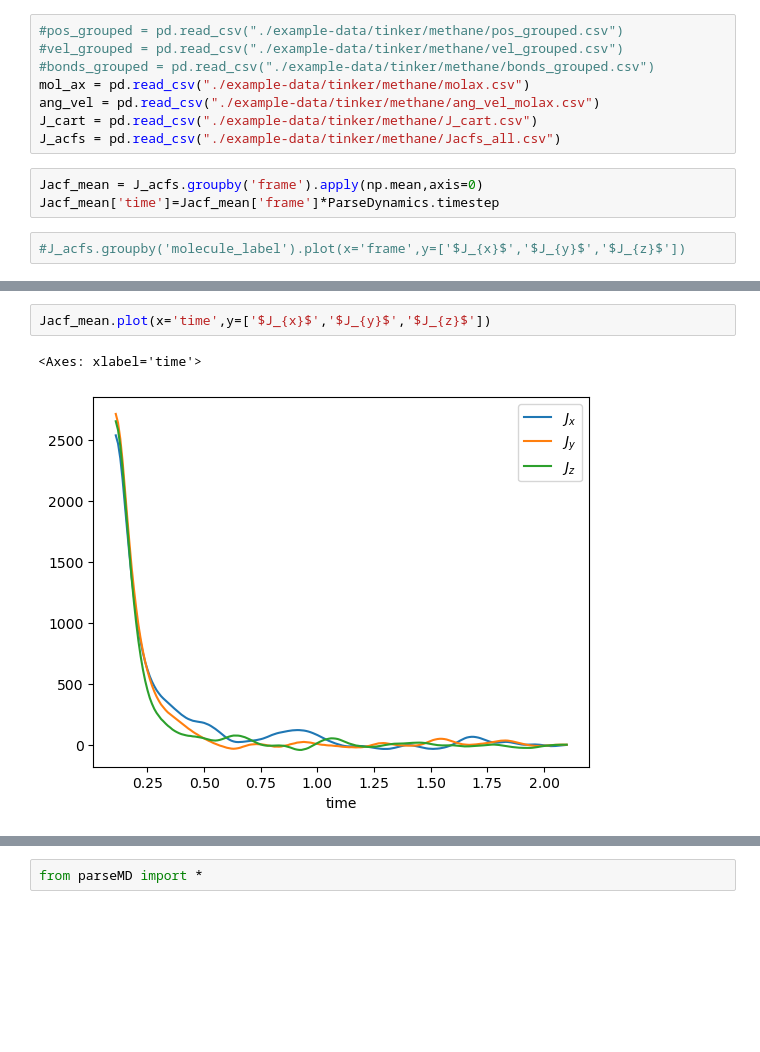
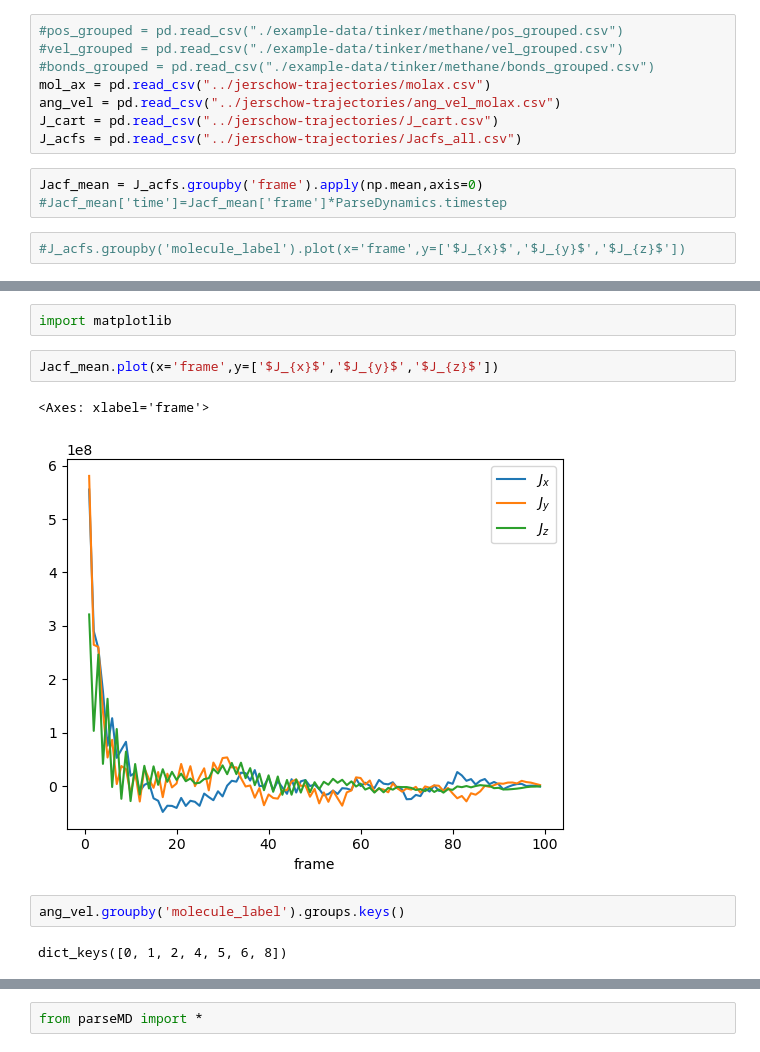
Before and after one commit to jautschbach/dynpy, a Jupyter notebook: scratch.ipynb, the cells around one changed output, grey strips where cells are left out. Saved outputs shown, nothing was run; the diff lists cells and outputs as text; blank space fills up the shorter version.

```diff
--- a/scratch.ipynb
+++ b/scratch.ipynb
@@ -67,12 +67,12 @@ Total SR Run Time         --- 210.30 seconds ---
 #pos_grouped = pd.read_csv("./example-data/tinker/methane/pos_grouped.csv")
 #vel_grouped = pd.read_csv("./example-data/tinker/methane/vel_grouped.csv")
 #bonds_grouped = pd.read_csv("./example-data/tinker/methane/bonds_grouped.csv")
-mol_ax = pd.read_csv("./example-data/tinker/methane/molax.csv")
-ang_vel = pd.read_csv("./example-data/tinker/methane/ang_vel_molax.csv")
-J_cart = pd.read_csv("./example-data/tinker/methane/J_cart.csv")
-J_acfs = pd.read_csv("./example-data/tinker/methane/Jacfs_all.csv")
+mol_ax = pd.read_csv("../jerschow-trajectories/molax.csv")
+ang_vel = pd.read_csv("../jerschow-trajectories/ang_vel_molax.csv")
+J_cart = pd.read_csv("../jerschow-trajectories/J_cart.csv")
+J_acfs = pd.read_csv("../jerschow-trajectories/Jacfs_all.csv")
 # %%
 Jacf_mean = J_acfs.groupby('frame').apply(np.mean,axis=0)
-Jacf_mean['time']=Jacf_mean['frame']*ParseDynamics.timestep
+#Jacf_mean['time']=Jacf_mean['frame']*ParseDynamics.timestep
 # %%
 #J_acfs.groupby('molecule_label').plot(x='frame',y=['$J_{x}$','$J_{y}$','$J_{z}$'])
@@ -79,5 +89,11 @@ Jacf_mean['time']=Jacf_mean['frame']*ParseDynamics.timestep
+# %%
+import matplotlib
 # %%
-Jacf_mean.plot(x='time',y=['$J_{x}$','$J_{y}$','$J_{z}$'])
+Jacf_mean.plot(x='frame',y=['$J_{x}$','$J_{y}$','$J_{z}$'])
 # %% [output]
-<Axes: xlabel='time'>
+<Axes: xlabel='frame'>
-[figure, old version]
+[figure, new version]
+# %%
+ang_vel.groupby('molecule_label').groups.keys()
+# %% [output]
+dict_keys([0, 1, 2, 4, 5, 6, 8])
```
Also changed, not shown: parts of 6 cells of this notebook, 1 other file.
